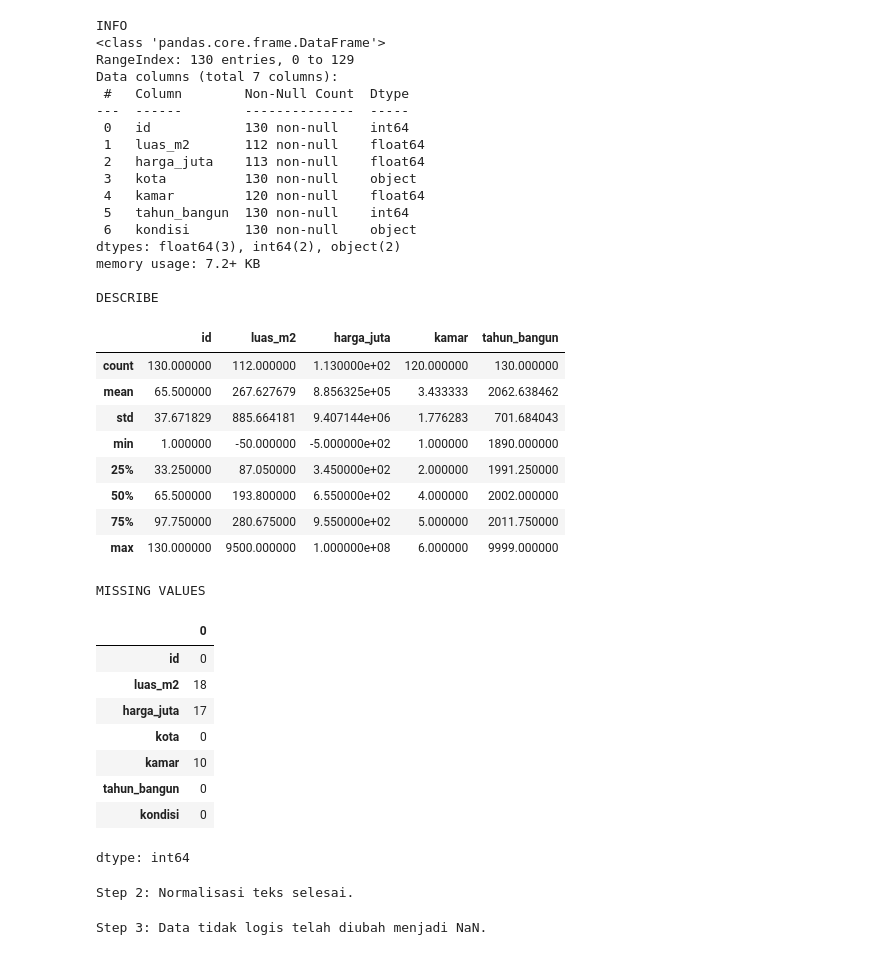
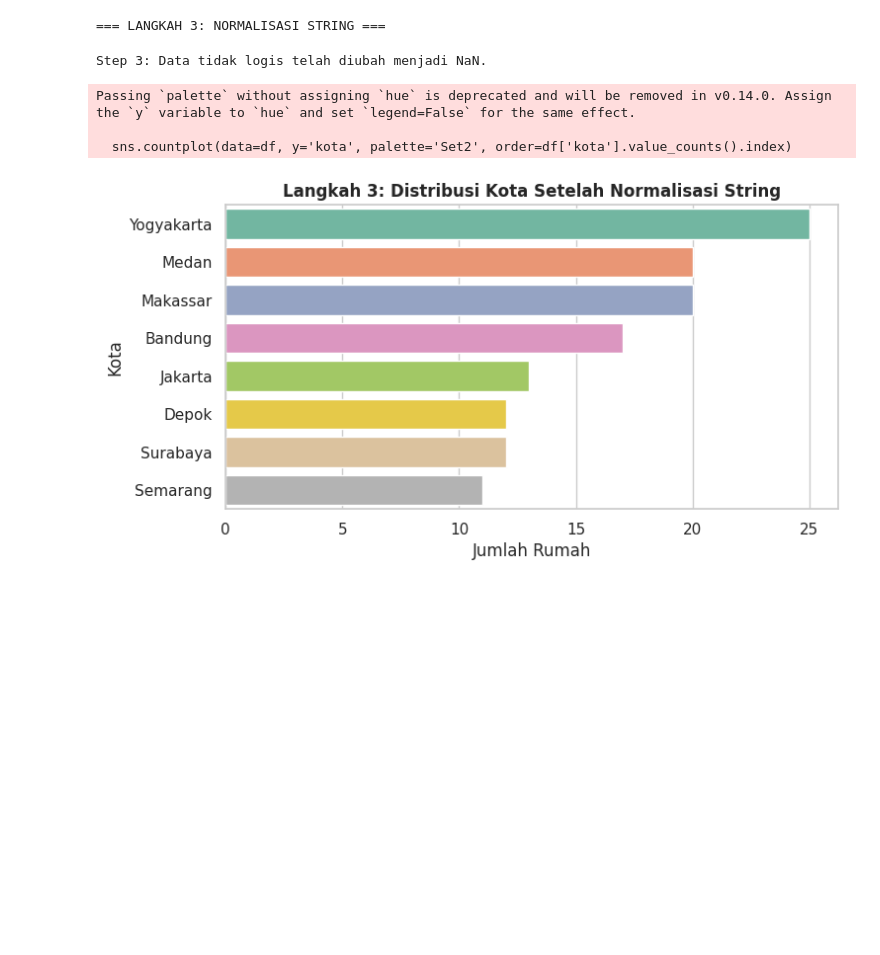
Before and after one commit to noone878/DataScience_230401010262_SEPTIAN-AL-RIZKI, a Jupyter notebook: Pertemuan3_SEPTIAN_AL_RIZKI_230401010262.ipynb, the cells around one changed output. Saved outputs shown, nothing was run; the diff lists cells and outputs as text; code cells hidden in the pictures; blank space fills up the shorter version.

```diff
--- a/Pertemuan3_SEPTIAN_AL_RIZKI_230401010262.ipynb
+++ b/Pertemuan3_SEPTIAN_AL_RIZKI_230401010262.ipynb
@@ -33,67 +84,32 @@ Berhasil menghapus 0 baris duplikat.
-# %%
-#STEP  - Melihat Data
-print("INFO")
-df.info()
-
-print("\nDESCRIBE")
-display(df.describe())
-
-print("\nMISSING VALUES")
-display(df.isnull().sum())
-# %% [output]
-INFO
-<class 'pandas.core.frame.DataFrame'>
-RangeIndex: 130 entries, 0 to 129
-Data columns (total 7 columns):
- #   Column        Non-Null Count  Dtype
----  ------        --------------  -----
- 0   id            130 non-null    int64
- 1   luas_m2       112 non-null    float64
- 2   harga_juta    113 non-null    float64
- 3   kota          130 non-null    object
- 4   kamar         120 non-null    float64
- 5   tahun_bangun  130 non-null    int64
- 6   kondisi       130 non-null    object
-dtypes: float64(3), int64(2), object(2)
-memory usage: 7.2+ KB
-
-DESCRIBE
-|  | id | luas_m2 | harga_juta | kamar | tahun_bangun |
-| count | 130.000000 | 112.000000 | 1.130000e+02 | 120.000000 | 130.000000 |
-| mean | 65.500000 | 267.627679 | 8.856325e+05 | 3.433333 | 2062.638462 |
-| std | 37.671829 | 885.664181 | 9.407144e+06 | 1.776283 | 701.684043 |
-| min | 1.000000 | -50.000000 | -5.000000e+02 | 1.000000 | 1890.000000 |
-| 25% | 33.250000 | 87.050000 | 3.450000e+02 | 2.000000 | 1991.250000 |
-| 50% | 65.500000 | 193.800000 | 6.550000e+02 | 4.000000 | 2002.000000 |
-| 75% | 97.750000 | 280.675000 | 9.550000e+02 | 5.000000 | 2011.750000 |
-| max | 130.000000 | 9500.000000 | 1.000000e+08 | 6.000000 | 9999.000000 |
-MISSING VALUES
-|  | 0 |
-| id | 0 |
-| luas_m2 | 18 |
-| harga_juta | 17 |
-| kota | 0 |
-| kamar | 10 |
-| tahun_bangun | 0 |
-| kondisi | 0 |
-dtype: int64
 # %%
-# --- STEP 2: Normalisasi Nama Kota & Kondisi ---
-city_mapping = {
-    'Ygy': 'Yogyakarta', 'Jogja': 'Yogyakarta', 'Yogyakarta': 'Yogyakarta',
-    'Sby': 'Surabaya', 'Smg': 'Semarang', 'Mksr': 'Makassar',
-    'Mdn': 'Medan', 'Bdg': 'Bandung', 'Dpk': 'Depok'
-}
+# 3. NORMALISASI STRING ─────────────────────────────────────
+print("\n=== LANGKAH 3: NORMALISASI STRING ===")
+# Dictionary untuk menyeragamkan nama kota (mengacu pada data sebelumnya)
+city_mapping = {'Ygy': 'Yogyakarta', 'Jogja': 'Yogyakarta', 'Sby': 'Surabaya',
+                'Smg': 'Semarang', 'Mksr': 'Makassar', 'Mdn': 'Medan',
+                'Bdg': 'Bandung', 'Dpk': 'Depok', 'Jakarta': 'Jakarta'}
+
 df['kota'] = df['kota'].str.strip().str.title().replace(city_mapping)
 df['kondisi'] = df['kondisi'].str.strip().str.lower()
-print(f"Step 2: Normalisasi teks selesai.")
 # %% [output]
-Step 2: Normalisasi teks selesai.
+=== LANGKAH 3: NORMALISASI STRING ===
 # %%
 # --- STEP 3: Filter Logika (Ubah data mustahil menjadi NaN) ---
 # Langkah ini harus dilakukan SEBELUM mengisi data kosong (Imputasi)
 df.loc[df['luas_m2'] <= 0, 'luas_m2'] = np.nan
 df.loc[df['tahun_bangun'] > 2026, 'tahun_bangun'] = np.nan
 print(f"Step 3: Data tidak logis telah diubah menjadi NaN.")
+
+# Grafik Langkah 3: Distribusi Kota setelah Normalisasi
+plt.figure(figsize=(8, 4))
+sns.countplot(data=df, y='kota', palette='Set2', order=df['kota'].value_counts().index)
+plt.title('Langkah 3: Distribusi Kota Setelah Normalisasi String', fontweight='bold')
+plt.xlabel('Jumlah Rumah')
+plt.ylabel('Kota')
+plt.show()
 # %% [output]
 Step 3: Data tidak logis telah diubah menjadi NaN.
+Passing `palette` without assigning `hue` is deprecated and will be removed in v0.14.0. Assign the `y` variable to `hue` and set `legend=False` for the same effect.
+
+  sns.countplot(data=df, y='kota', palette='Set2', order=df['kota'].value_counts().index)
+[figure, added]
```
Also changed, not shown: parts of 12 cells of this notebook.
